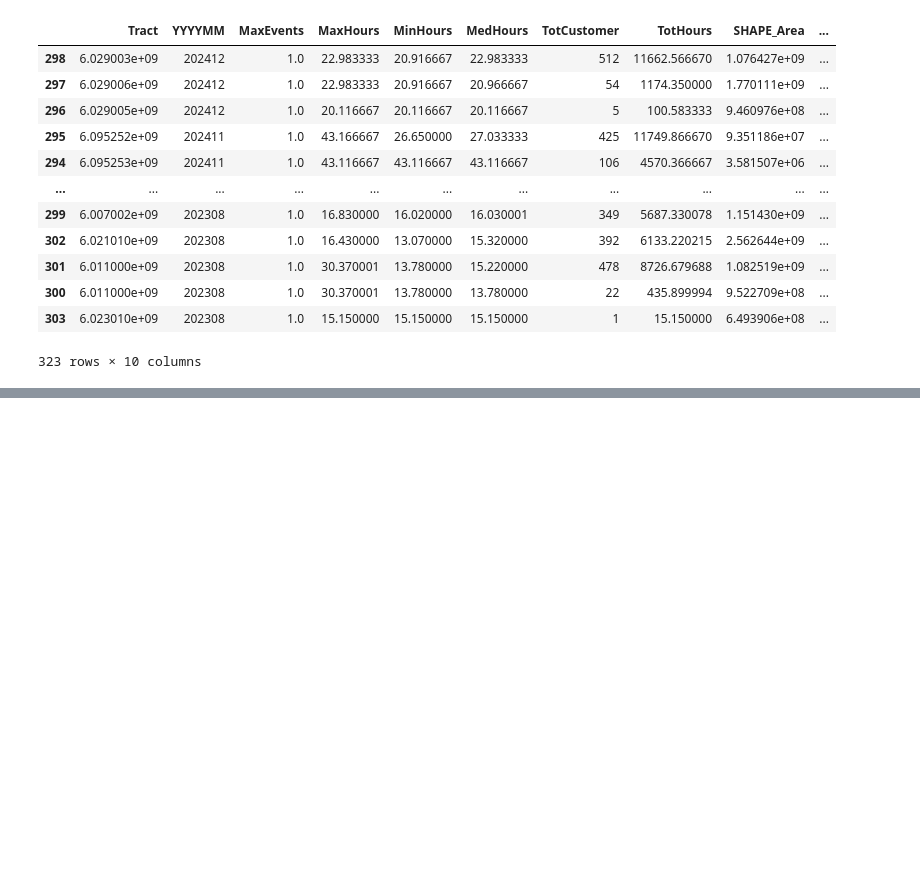
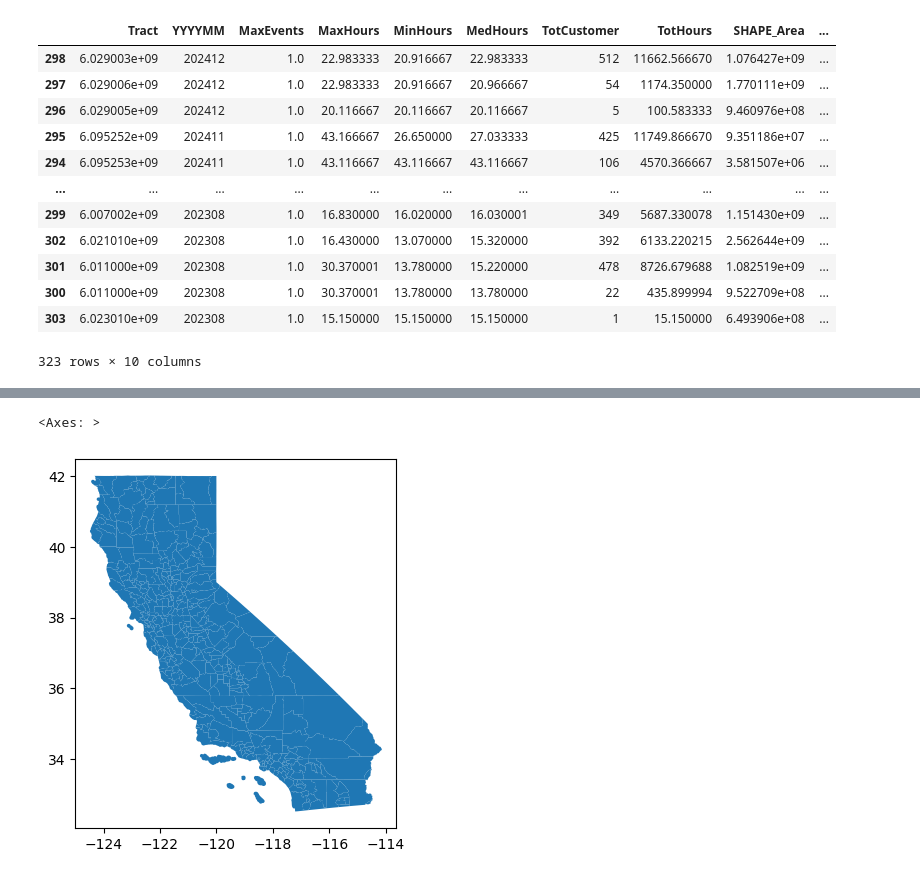
Before and after one commit to JoeyyZhang/ML-based-PSPS-Events-Prediction, a Jupyter notebook: Cleaning_merging.ipynb, the cells around one changed output, grey strips where cells are left out. Drawn from its saved outputs; the diff is of its cells as text; code cells hidden in the pictures; blank space fills up the shorter version.

```diff
--- a/Cleaning_merging.ipynb
+++ b/Cleaning_merging.ipynb
@@ -176,0 +192,6 @@ PGE_tracts
+# %%
+Counties_df = gpd.read_file('/content/drive/MyDrive/er131data/tl_2024_06_cousub/tl_2024_06_cousub.shp')
+Counties_df.plot()
+# %% [output]
+<Axes: >
+[figure, added]
```
Also changed, not shown: parts of 5 cells of this notebook.
